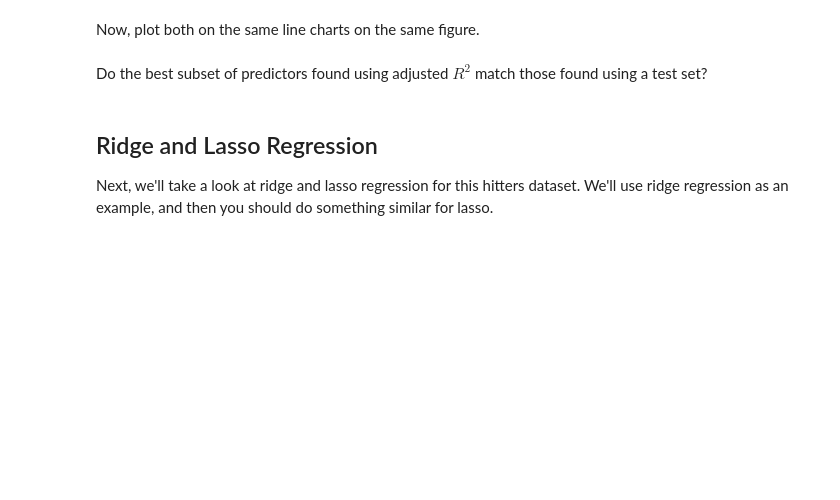
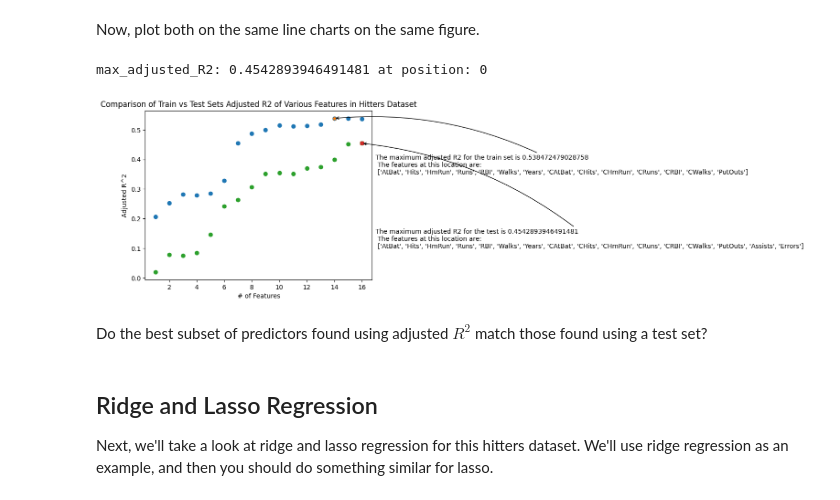
Before and after one commit to robchristiansen13/Learning, a Jupyter notebook: WeberState/CS 6570 (Data Science Algorithms I)/Assignments/CS-6570 Homework 3.ipynb, the cells around one changed output. Saved outputs shown, nothing was run; the diff lists cells and outputs as text; code cells hidden in the pictures; blank space fills up the shorter version.

```diff
--- a/WeberState/CS 6570 (Data Science Algorithms I)/Assignments/CS-6570 Homework 3.ipynb
+++ b/WeberState/CS 6570 (Data Science Algorithms I)/Assignments/CS-6570 Homework 3.ipynb
@@ -238,6 +313,55 @@ To do this, plot the actual $R^{2}$ value for each set of predictor variables wh
 Now, plot both on the same line charts on the same figure.
 # %%
 # TODO: Plot both line charts on the same figure.
+# %%
+# TODO: Plot the adjusted R^2 values for the number of predictor variables, mark the maximum, and print the predictors associated with that maximum.
+
+adjusted_R2_test = []
+adjusted_R2_test = 1 - (1 - np.array(R2_list_backwards_test)) * ((len(X_train)-1)/(len(X_train)-np.array(features_list_count)-1))
+# adjusted_R2 = 1 - (1 - np.array(R2_list_backwards)**2)*(len(X_train)-1/(len(X_train)-np.array(features_list_count)-1))
+df_summary.insert(loc=4, column='Adjusted R^2 test', value=adjusted_R2_test, allow_duplicates=True)
+
+# Determine the max adjusted R^2
+max_adjusted_R2_test = adjusted_R2_test.max()
+max_adjusted_R2_test_index = (np.where(adjusted_R2_test == max_adjusted_R2_test)) # Convert from np array to list
+# for item in max_adjusted_R2_index:
+max_adjusted_R2_test_index_int = max_adjusted_R2_test_index[0][0] #Need to improve to deal with the case when the max is shared by multiple values (long shot)
+
+print(f"max_adjusted_R2: {max_adjusted_R2_test} at position: {max_adjusted_R2_test_index_int}")
+
+## PLOT THE VALUES
+fig, ax = plt.subplots()
+
+ax.scatter(features_list_count, adjusted_R2, label="Training set")
+ax.scatter(features_list_count[max_adjusted_R2_index_int],adjusted_R2[max_adjusted_R2_index_int], marker='*')
+
+ax.scatter(features_list_count, adjusted_R2_test, label="Test set")
+ax.scatter(features_list_count[max_adjusted_R2_test_index_int],adjusted_R2_test[max_adjusted_R2_test_index_int], marker='X')
+
+
+ax.set_title('Comparison of Train vs Test Sets Adjusted R2 of Various Features in Hitters Dataset')
+ax.set_xlabel('# of Features')
+ax.set_ylabel('Adjusted R^2')
+# ax.annotate("The maximum R^2 is here", xy=(1890, .065), color='gray', horizontalalignment='left',fontsize=8)
+
+
+ax.annotate(f"The maximum adjusted R2 for the train set is {max_adjusted_R2}\n The features at this location are:\n {features_list_backwards[max_adjusted_R2_index_int]}",
+        xy = (features_list_count[max_adjusted_R2_index_int],adjusted_R2[max_adjusted_R2_index_int]),
+        xytext = (17,0.35),
+        arrowprops=dict(arrowstyle='->',
+                        connectionstyle='arc3, rad=0.15'))
+
+ax.annotate(f"The maximum adjusted R2 for the test is {max_adjusted_R2_test}\n The features at this location are:\n {features_list_backwards[max_adjusted_R2_test_index_int]}",
+        xy = (features_list_count[max_adjusted_R2_test_index_int],adjusted_R2_test[max_adjusted_R2_test_index_int]),
+        xytext = (17,0.10),
+        arrowprops=dict(arrowstyle='->',
+                        connectionstyle='arc3, rad=0.15'))
+
+
+plt.show()
+# %% [output]
+max_adjusted_R2: 0.4542893946491481 at position: 0
+[figure, added]
 # %% [markdown]
 Do the best subset of predictors found using adjusted $R^{2}$ match those found using a test set?
 # %% [markdown]
```
Also changed, not shown: parts of 8 cells of this notebook, 3 other files.
